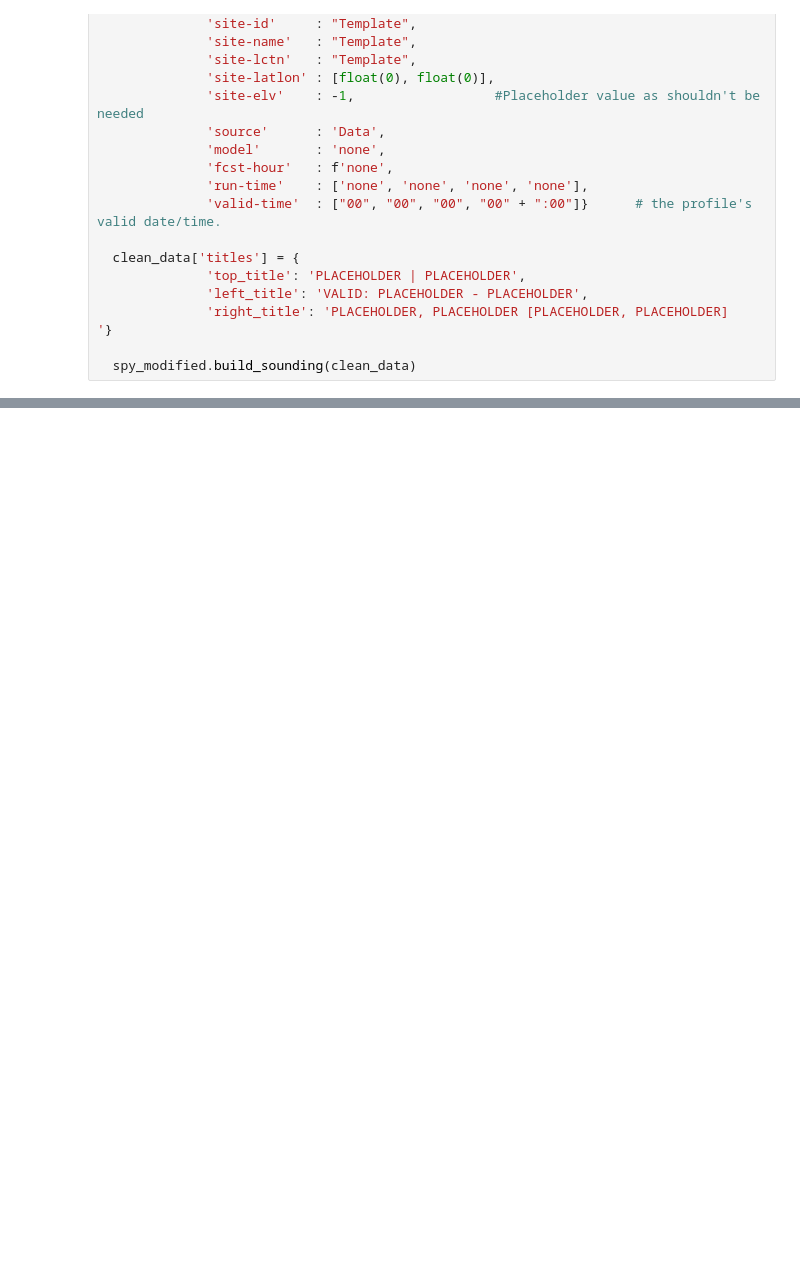
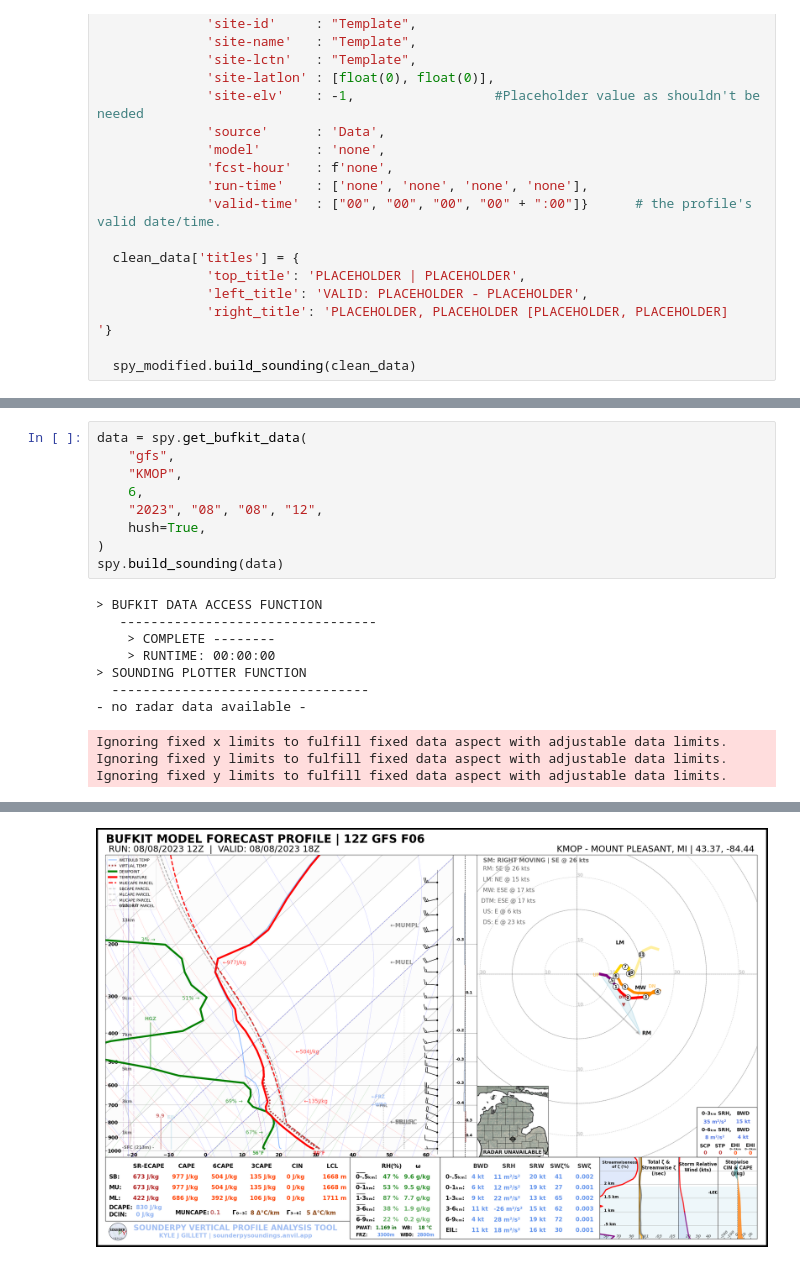
Before and after one commit to DanielSchwab18/sounderpy-modified, a Jupyter notebook: sounderpy_plotter.ipynb, the cells around one changed output, grey strips where cells are left out. Cells and saved outputs as stored; diff of their text form; blank space fills up the shorter version.

```diff
--- a/sounderpy_plotter.ipynb
+++ b/sounderpy_plotter.ipynb
@@ -140,0 +141,20 @@ Ignoring fixed y limits to fulfill fixed data aspect with adjustable data limits
+# %%
+data = spy.get_bufkit_data(
+    "gfs",
+    "KMOP",
+    6,
+    "2023", "08", "08", "12",
+    hush=True,
+)
+spy.build_sounding(data)
+# %% [output]
+> BUFKIT DATA ACCESS FUNCTION
+   ---------------------------------
+    > COMPLETE --------
+    > RUNTIME: 00:00:00
+> SOUNDING PLOTTER FUNCTION
+  ---------------------------------
+- no radar data available -
+Ignoring fixed x limits to fulfill fixed data aspect with adjustable data limits.
+Ignoring fixed y limits to fulfill fixed data aspect with adjustable data limits.
+Ignoring fixed y limits to fulfill fixed data aspect with adjustable data limits.
@@ -140,0 +163 @@ Ignoring fixed y limits to fulfill fixed data aspect with adjustable data limits
+[figure, added]
```
Also changed, not shown: parts of 4 cells of this notebook, 12 other files.
